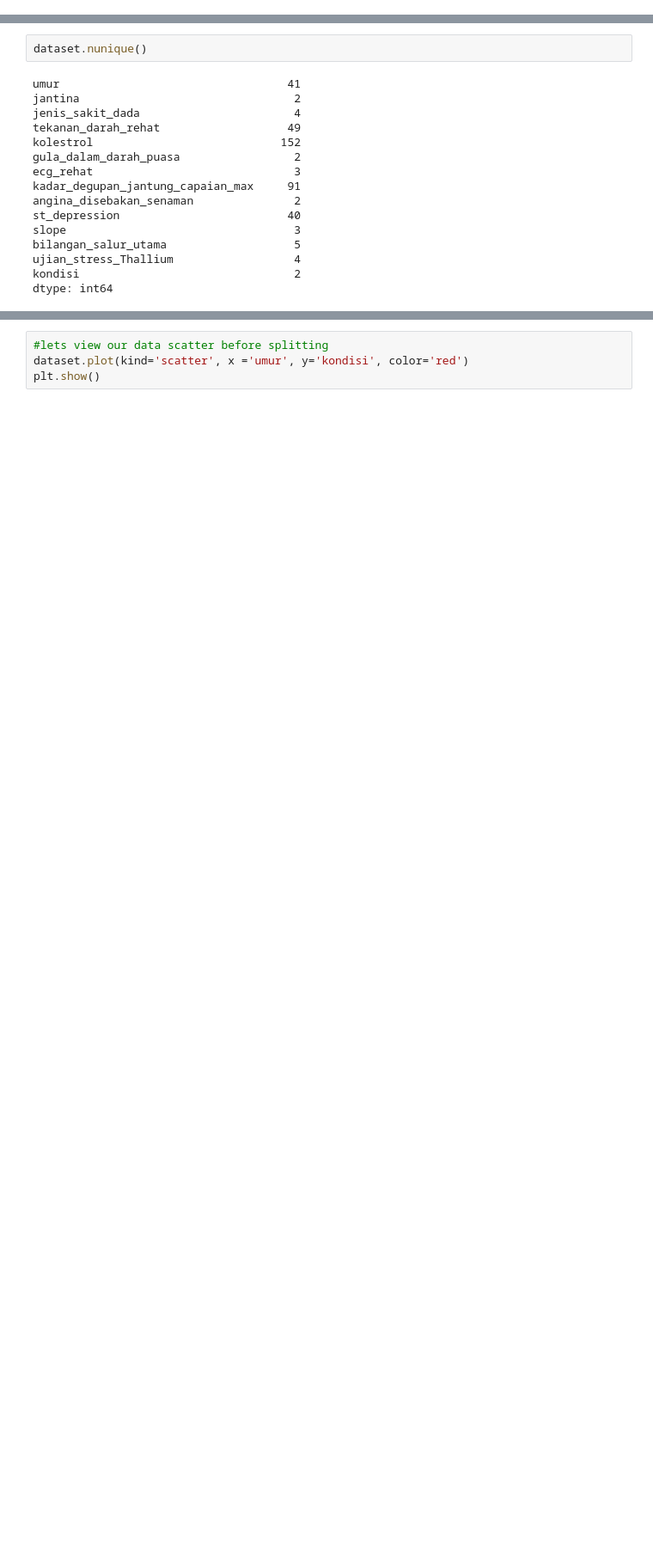
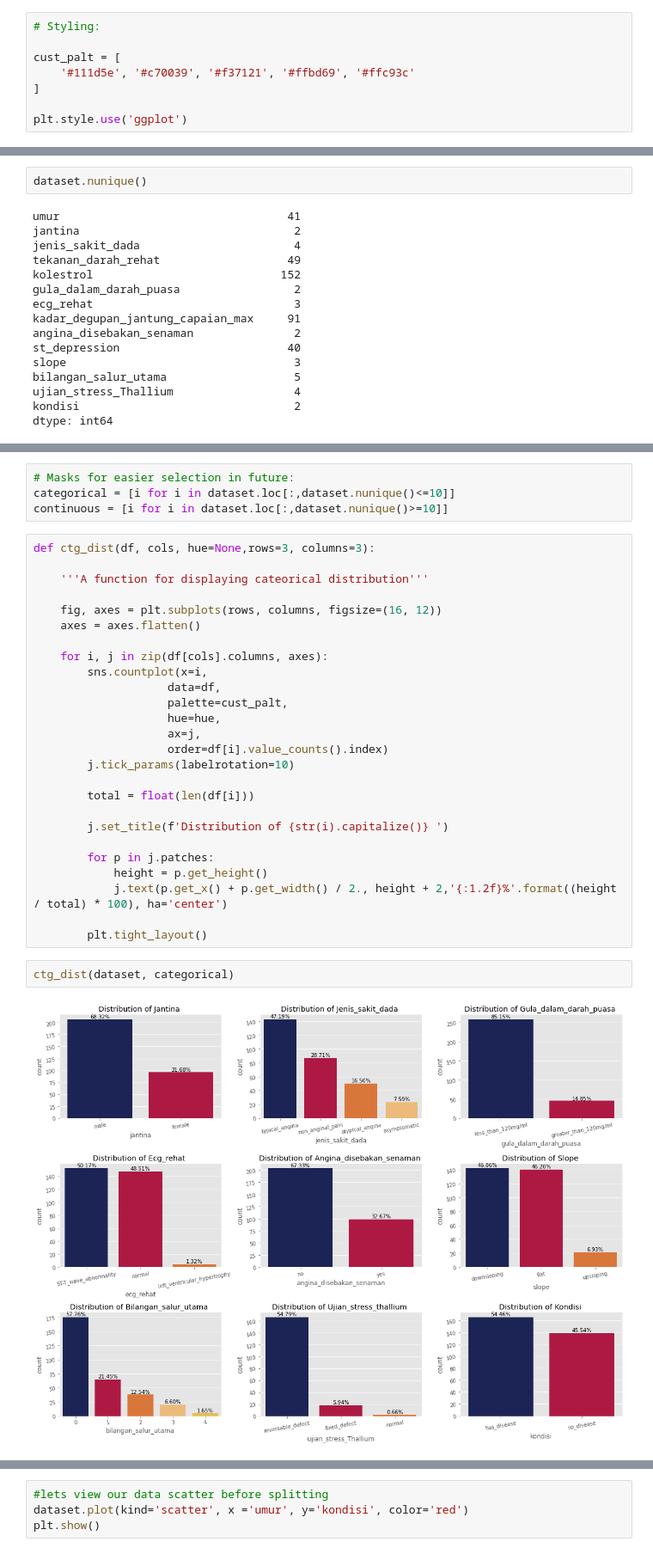
Before and after one commit to AR-Mustakim/replay-ML-basic, a Jupyter notebook: b_linearRegression.ipynb, the cells around one changed output, grey strips where cells are left out. Shown at 86% size. Drawn from its saved outputs; the diff is of its cells as text; blank space fills up the shorter version.

```diff
--- a/b_linearRegression.ipynb
+++ b/b_linearRegression.ipynb
@@ -25,6 +30,14 @@ import matplotlib.pyplot as plt
 from sklearn.model_selection import train_test_split
 from sklearn.linear_model import LinearRegression
 from sklearn.metrics import accuracy_score
+# %%
+# Styling:
+
+cust_palt = [
+    '#111d5e', '#c70039', '#f37121', '#ffbd69', '#ffc93c'
+]
+
+plt.style.use('ggplot')
 # %%
 #step2 - import datset
 dataset = pd.read_csv('dataset/heart.csv')
@@ -88,0 +121,34 @@ dtype: int64
+# %%
+# Masks for easier selection in future:
+categorical = [i for i in dataset.loc[:,dataset.nunique()<=10]]
+continuous = [i for i in dataset.loc[:,dataset.nunique()>=10]]
+# %%
+def ctg_dist(df, cols, hue=None,rows=3, columns=3):
+
+    '''A function for displaying cateorical distribution'''
+
+    fig, axes = plt.subplots(rows, columns, figsize=(16, 12))
+    axes = axes.flatten()
+
+    for i, j in zip(df[cols].columns, axes):
+        sns.countplot(x=i,
+                    data=df,
+                    palette=cust_palt,
+                    hue=hue,
+                    ax=j,
+                    order=df[i].value_counts().index)
+        j.tick_params(labelrotation=10)
+
+        total = float(len(df[i]))
+
+        j.set_title(f'Distribution of {str(i).capitalize()} ')
+
+        for p in j.patches:
+            height = p.get_height()
+            j.text(p.get_x() + p.get_width() / 2., height + 2,'{:1.2f}%'.format((height / total) * 100), ha='center')
+
+        plt.tight_layout()
+# %%
+ctg_dist(dataset, categorical)
+# %% [output]
+[figure, added]
```
Also changed, not shown: parts of 8 cells of this notebook, 1 other file.
